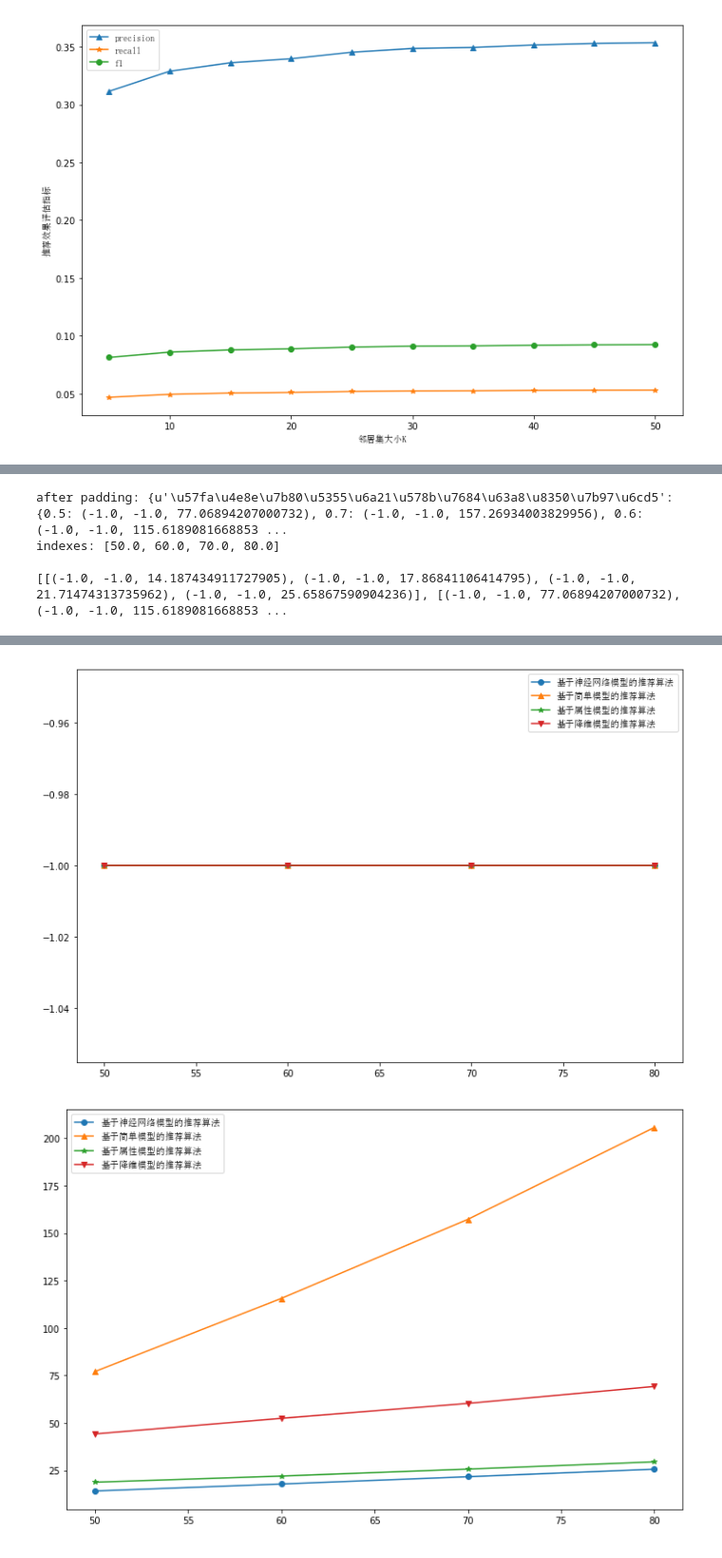
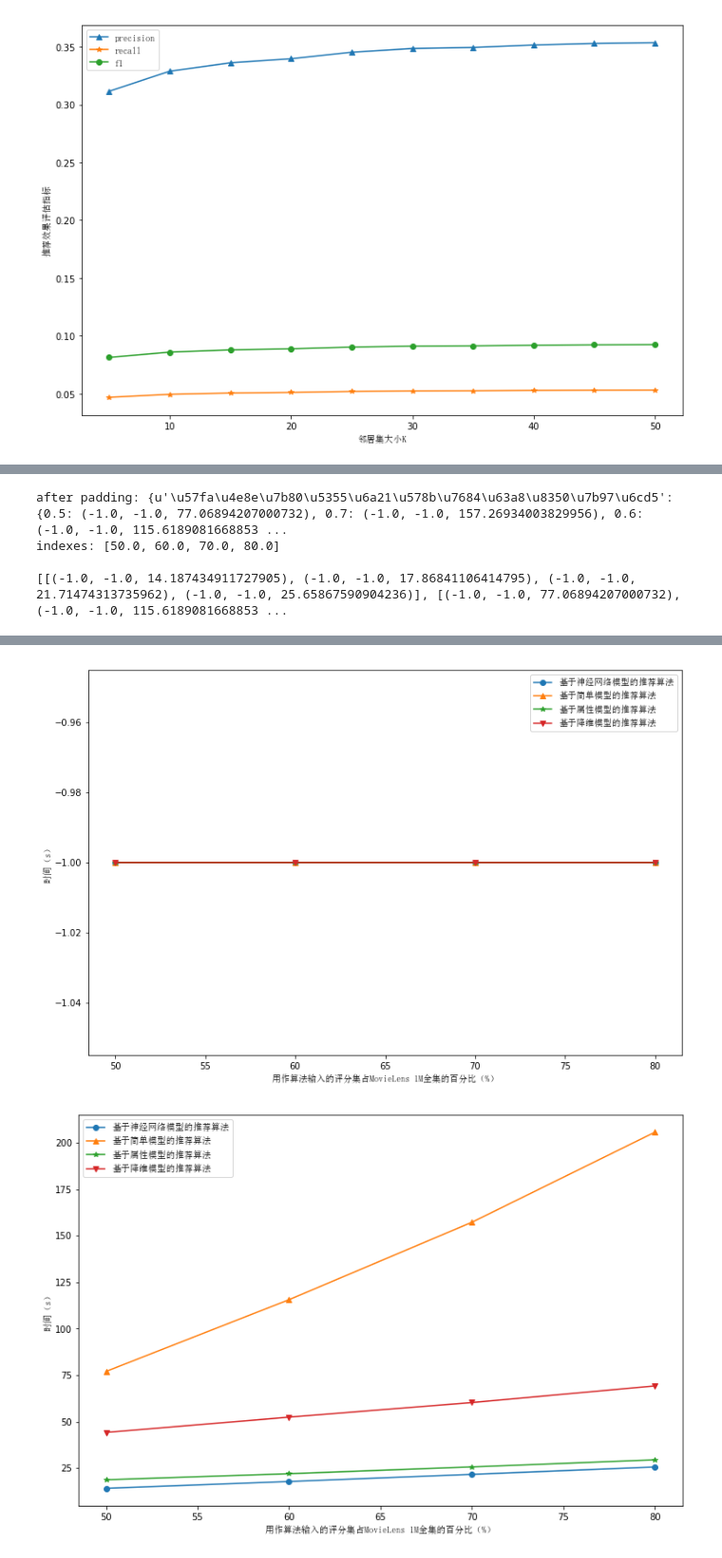
Before and after one commit to WoodExplorer/dissertation__recommendation_system__experiment, a Jupyter notebook: chap 4 exp X drawing.ipynb, the cells around one changed output, grey strips where cells are left out. Shown at 95% size. Drawn from its saved outputs; the diff is of its cells as text; code cells hidden in the pictures.

```diff
--- a/chap 4 exp X drawing.ipynb
+++ b/chap 4 exp X drawing.ipynb
@@ -311,6 +311,9 @@ for index_for_specific_time_overhead, time_overhead in enumerate(time_overhead):
         text.set_font_properties(font)
     ###
 
+    plt.xlabel(u'用作算法输入的评分集占MovieLens 1M全集的百分比（%）', fontproperties=font)
+    plt.ylabel(u'时间（s）', fontproperties=font)
+
     fig = plt.gcf()
     fig.set_size_inches(12, 8, forward=True)
 
@@ -324,2 +327,2 @@ indexes: [50.0, 60.0, 70.0, 80.0]
-[figure, old version]
+[figure, new version]
-[figure, old version]
+[figure, new version]
```
Also changed, not shown: parts of 1 cell of this notebook.
